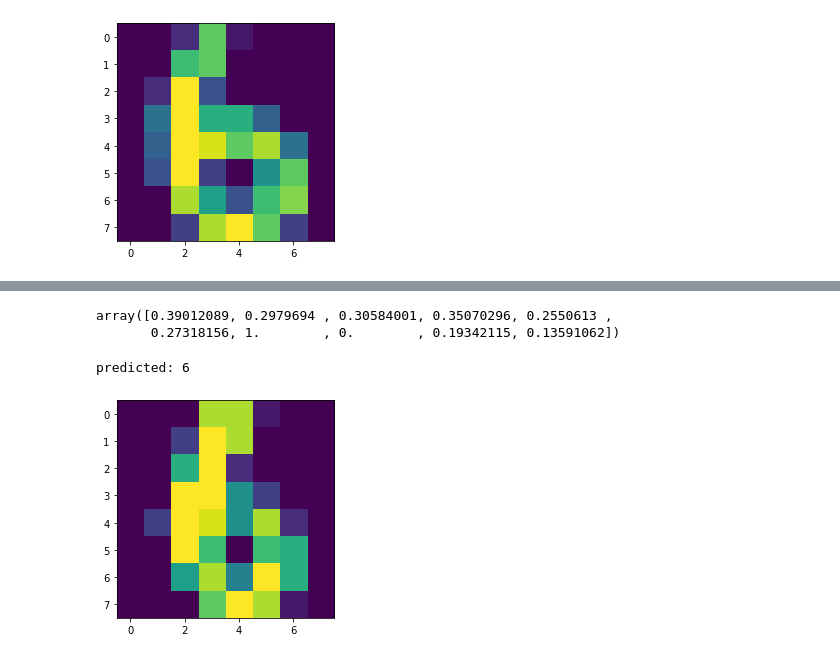
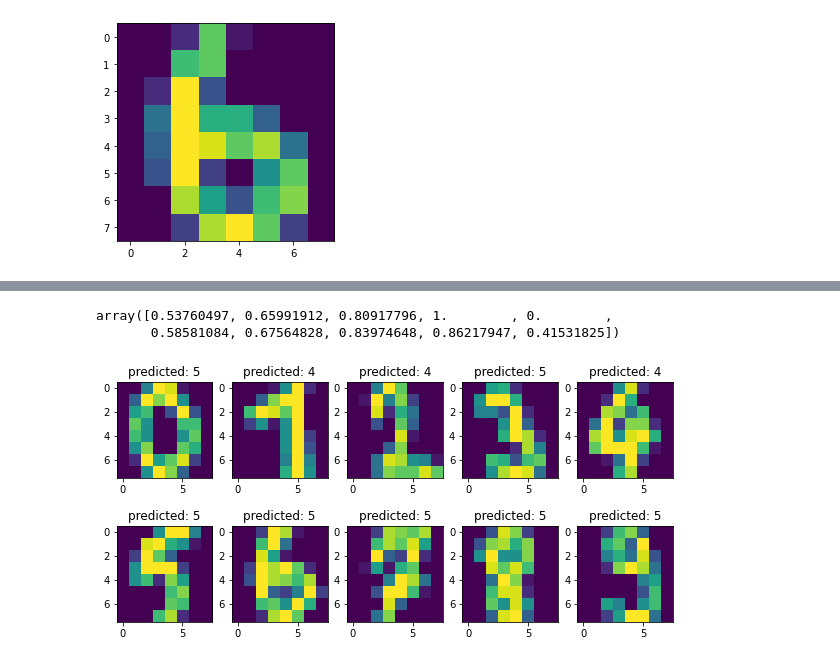
Before and after one commit to kushalkolar/nn-from-scratch, a Jupyter notebook: 1.ipynb, the cells around one changed output, grey strips where cells are left out. Drawn from its saved outputs; the diff is of its cells as text; code cells hidden in the pictures.

Commit message:
more stuff, Network class to hold a model

```diff
--- a/1.ipynb
+++ b/1.ipynb
@@ -42,11 +48,15 @@ np.array(weights).shape
 # %%
 class Layer:
     def __init__(self, weights, biases):
-        self.weights = weights
-        self.biases = biases
+        self.weights = weights.astype(np.float32)
+        self.biases = biases.astype(np.float32)
 
     def get_output(self, inputs):
-        return [np.dot(inputs, self.weights[i]) + self.biases[i] for i in range(len(self.biases))]
+        return [np.dot(inputs.astype(np.float32), self.weights[i]) + self.biases[i] for i in range(len(self.biases))]
+
+    def __del__(self):
+        del self.weights
+        del self.biases
 # %%
 l = Layer(np.array(weights), np.array(biases))
 # %%
@@ -147,33 +242,24 @@ print(np.min(losses))
 # %%
-models[2913]["scaled_output"]
+models[182]["scaled_output"]
 # %% [output]
-array([0.39012089, 0.2979694 , 0.30584001, 0.35070296, 0.2550613 ,
-       0.27318156, 1.        , 0.        , 0.19342115, 0.13591062])
+array([0.53760497, 0.65991912, 0.80917796, 1.        , 0.        ,
+       0.58581084, 0.67564828, 0.83974648, 0.86217947, 0.41531825])
 # %%
 def test_model(index: int):
-    input_layer = models[2913]["input_layer"]
+    network = models[index]["network"]
 
-    dense_layers = models[2913]["dense_layers"]
+    fig, axs = plt.subplots(ncols=5, nrows=2, figsize=(8, 4), constrained_layout=True)
 
-    output_layer = models[2913]["output_layer"]
+    for target, ax in zip(range(10), map(lambda ix: axs[ix], product(range(2), range(5)))):
+        input_data = get_data_choice(target)
 
-    target = 6
+        network = Network(input_layer, dense_layers, output_layer, input_scaler="minmax", output_scaler="minmax")
+        output = network.predict(input_data)
 
-    input_data = MinMaxScaler((0, 1)).fit_transform(get_data_choice(target).reshape(-1, 1)).ravel()
-
-    previous_output = input_layer.get_output(input_data)
-
-    for dl in dense_layers:
-        previous_output = dl.get_output(previous_output)
-
-    output = np.array(output_layer.get_output(previous_output))
-
-    scaled_output = MinMaxScaler((0, 1)).fit_transform(output.reshape(-1, 1)).ravel()
-
-    print(f"predicted: {np.argmax(scaled_output)}")
-    plt.imshow(input_data.reshape(8, 8))
+        ax.set_title(f"predicted: {np.argmax(output)}")
+        ax.imshow(input_data.reshape(8, 8))
+    plt.show()
 # %%
-test_model(2913)
+test_model(182)
 # %% [output]
-predicted: 6
-[figure, old version]
+[figure, new version]
```
Also changed, not shown: parts of 18 cells of this notebook.
